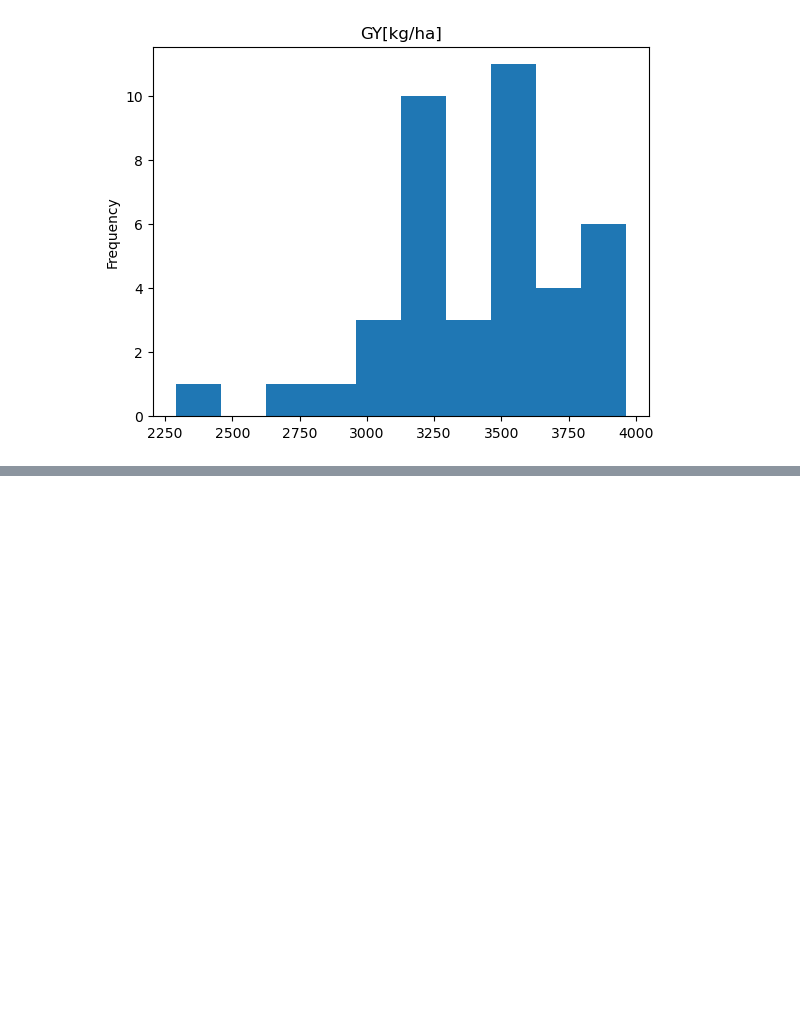
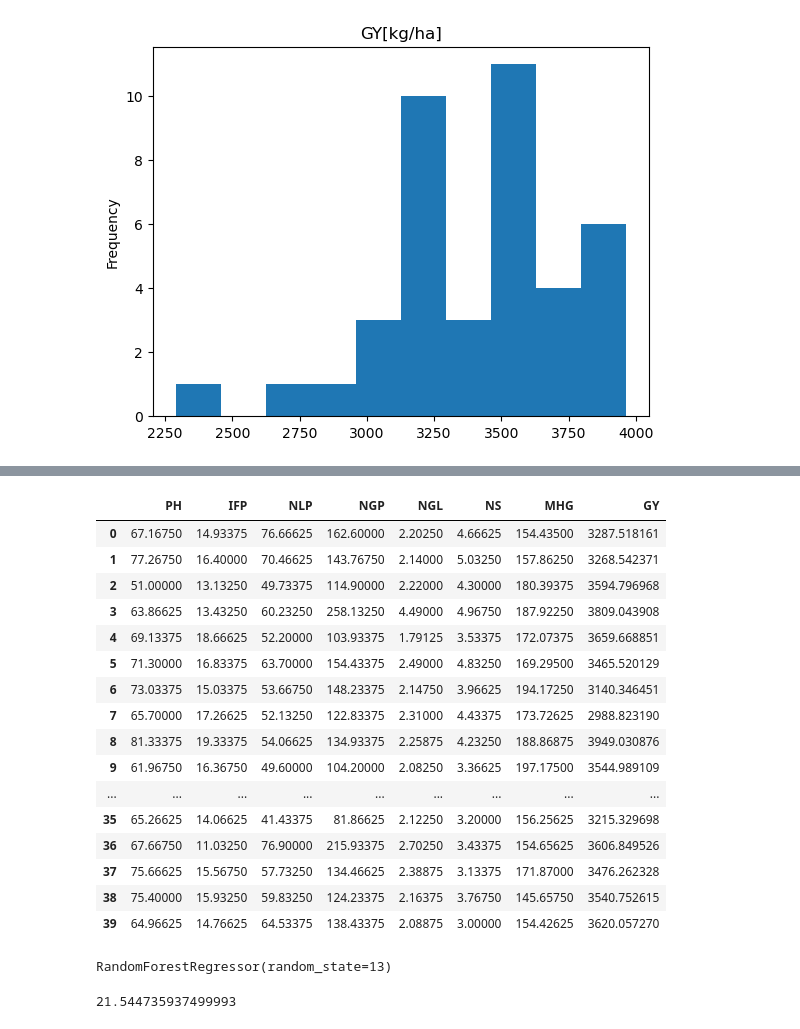
Before and after one commit to mateibotilca/Soybean-Predictions, a Jupyter notebook: main.ipynb, the cells around one changed output, grey strips where cells are left out. Cells and saved outputs as stored; diff of their text form; code cells hidden in the pictures; blank space fills up the shorter version.

```diff
--- a/main.ipynb
+++ b/main.ipynb
@@ -166,0 +182,22 @@ plt.show()
+# %%
+import pandas as pd
+data = pd.read_csv("data/data_final.csv")
+data
+# %% [output]
+|  | PH | IFP | NLP | NGP | NGL | NS | MHG | GY |
+| 0 | 67.16750 | 14.93375 | 76.66625 | 162.60000 | 2.20250 | 4.66625 | 154.43500 | 3287.518161 |
+| 1 | 77.26750 | 16.40000 | 70.46625 | 143.76750 | 2.14000 | 5.03250 | 157.86250 | 3268.542371 |
+| 2 | 51.00000 | 13.13250 | 49.73375 | 114.90000 | 2.22000 | 4.30000 | 180.39375 | 3594.796968 |
+| 3 | 63.86625 | 13.43250 | 60.23250 | 258.13250 | 4.49000 | 4.96750 | 187.92250 | 3809.043908 |
+| 4 | 69.13375 | 18.66625 | 52.20000 | 103.93375 | 1.79125 | 3.53375 | 172.07375 | 3659.668851 |
+| 5 | 71.30000 | 16.83375 | 63.70000 | 154.43375 | 2.49000 | 4.83250 | 169.29500 | 3465.520129 |
+| 6 | 73.03375 | 15.03375 | 53.66750 | 148.23375 | 2.14750 | 3.96625 | 194.17250 | 3140.346451 |
+| 7 | 65.70000 | 17.26625 | 52.13250 | 122.83375 | 2.31000 | 4.43375 | 173.72625 | 2988.823190 |
+| 8 | 81.33375 | 19.33375 | 54.06625 | 134.93375 | 2.25875 | 4.23250 | 188.86875 | 3949.030876 |
+| 9 | 61.96750 | 16.36750 | 49.60000 | 104.20000 | 2.08250 | 3.36625 | 197.17500 | 3544.989109 |
+| ... | ... | ... | ... | ... | ... | ... | ... | ... |
+| 35 | 65.26625 | 14.06625 | 41.43375 | 81.86625 | 2.12250 | 3.20000 | 156.25625 | 3215.329698 |
+| 36 | 67.66750 | 11.03250 | 76.90000 | 215.93375 | 2.70250 | 3.43375 | 154.65625 | 3606.849526 |
+| 37 | 75.66625 | 15.56750 | 57.73250 | 134.46625 | 2.38875 | 3.13375 | 171.87000 | 3476.262328 |
+| 38 | 75.40000 | 15.93250 | 59.83250 | 124.23375 | 2.16375 | 3.76750 | 145.65750 | 3540.752615 |
+| 39 | 64.96625 | 14.76625 | 64.53375 | 138.43375 | 2.08875 | 3.00000 | 154.42625 | 3620.057270 |
@@ -166,0 +210,7 @@ plt.show()
+# %%
+from sklearn.ensemble import RandomForestRegressor
+
+model = RandomForestRegressor(random_state=13)
+model.fit(X_train, y_train)
+# %% [output]
+RandomForestRegressor(random_state=13)
@@ -166,0 +221,4 @@ plt.show()
+# %%
+mean_absolute_error(y_pred, y_test)
+# %% [output]
+21.544735937499993
```
Also changed, not shown: parts of 26 cells of this notebook, 4 other files.
